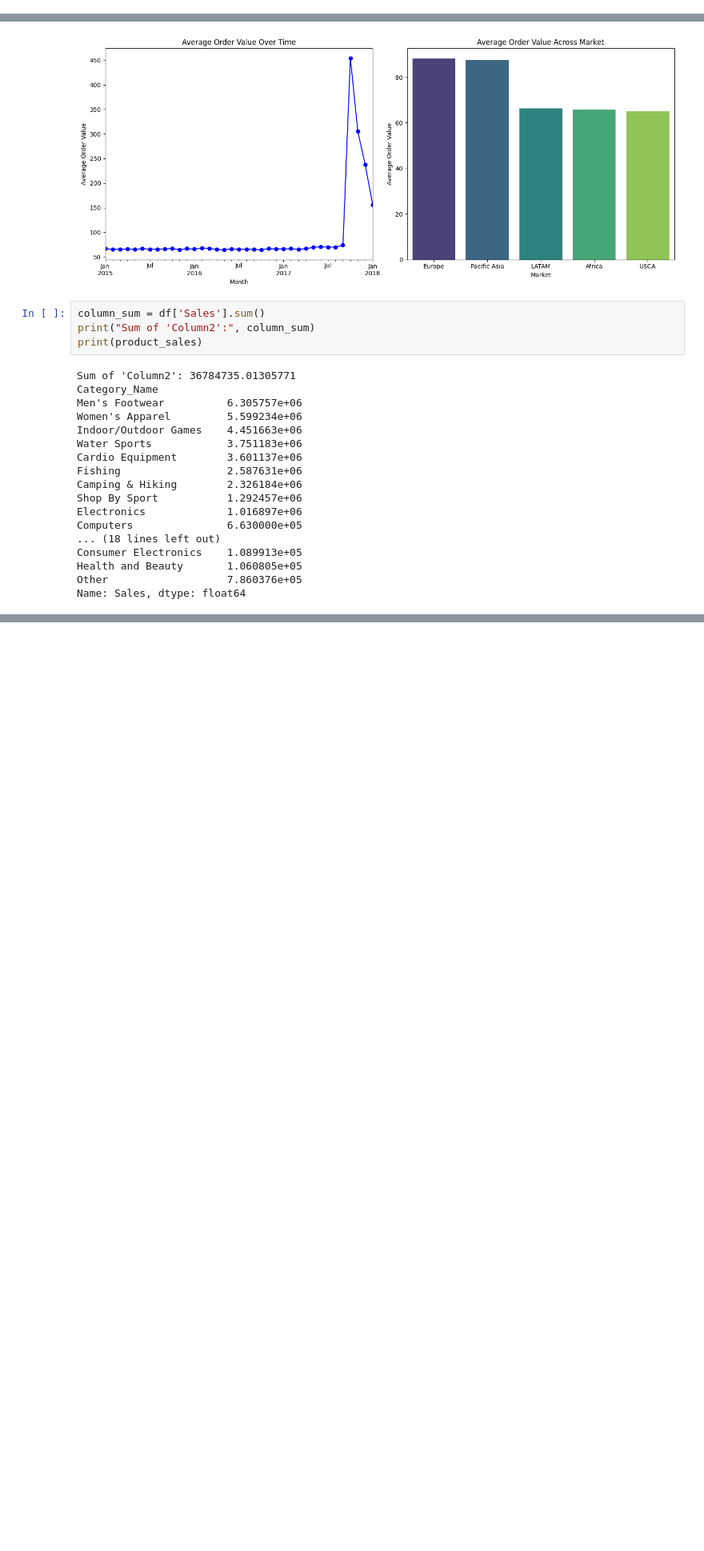
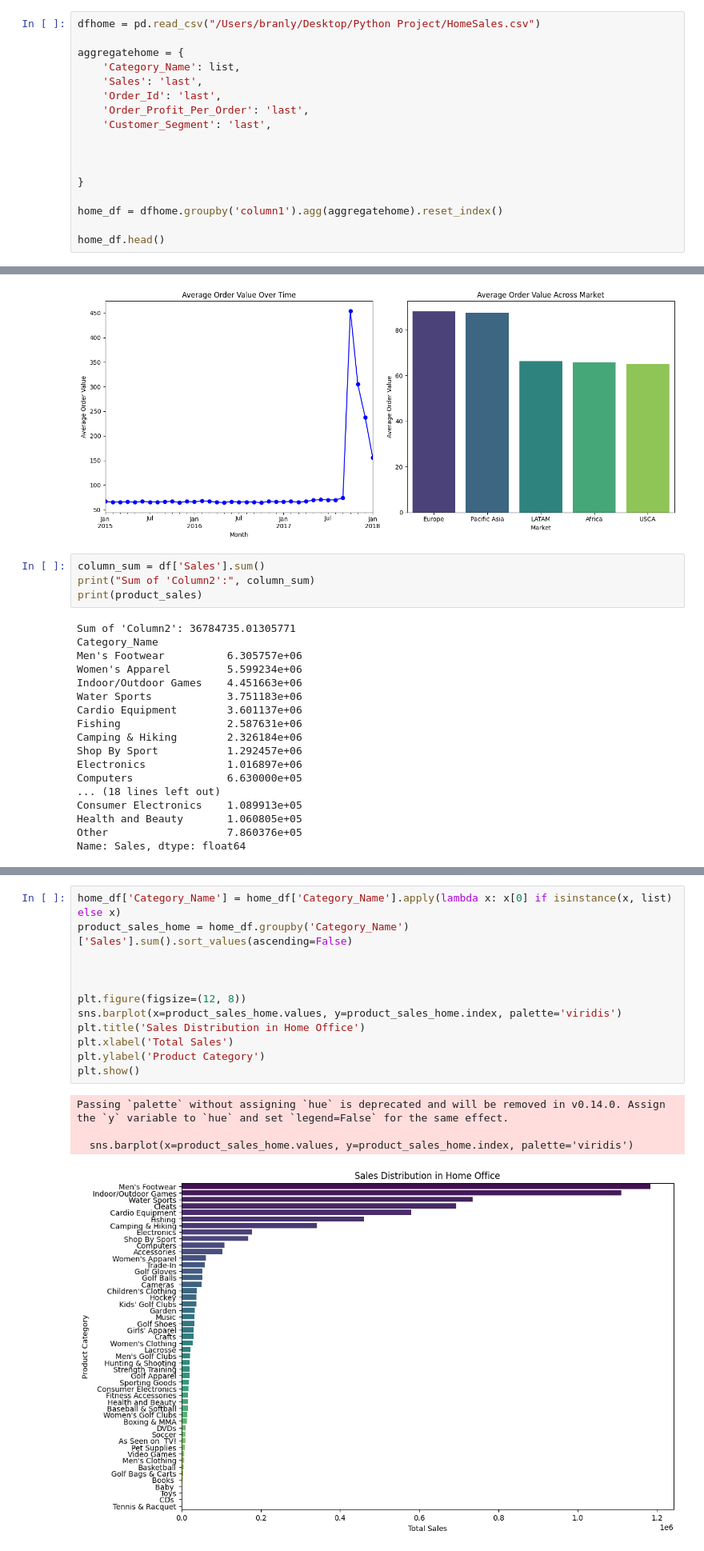
Before and after one commit to CCNY-Analytics-and-Quant/Branly_BAF23, a Jupyter notebook: Final Project.ipynb, the cells around one changed output, grey strips where cells are left out. Shown at 80% size. Cells and saved outputs as stored; diff of their text form; blank space fills up the shorter version.

```diff
--- a/Final Project.ipynb
+++ b/Final Project.ipynb
@@ -29,3 +29,20 @@ grouped_df.head()
 | 2 | 2 | [Sporting Goods] | 327.75 | 75938 | -247.779999 | Consumer |
 | 3 | 3 | [Sporting Goods] | 327.75 | 75937 | 22.860001 | Home Office |
 | 4 | 4 | [Sporting Goods] | 327.75 | 75936 | 134.210007 | Corporate |
+# %%
+dfhome = pd.read_csv("/Users/branly/Desktop/Python Project/HomeSales.csv")
+
+aggregatehome = {
+    'Category_Name': list,
+    'Sales': 'last',
+    'Order_Id': 'last',
+    'Order_Profit_Per_Order': 'last',
+    'Customer_Segment': 'last',
+
+
+
+}
+
+home_df = dfhome.groupby('column1').agg(aggregatehome).reset_index()
+
+home_df.head()
@@ -324,0 +346,17 @@ Name: Sales, dtype: float64
+# %%
+home_df['Category_Name'] = home_df['Category_Name'].apply(lambda x: x[0] if isinstance(x, list) else x)
+product_sales_home = home_df.groupby('Category_Name')['Sales'].sum().sort_values(ascending=False)
+
+
+
+plt.figure(figsize=(12, 8))
+sns.barplot(x=product_sales_home.values, y=product_sales_home.index, palette='viridis')
+plt.title('Sales Distribution in Home Office')
+plt.xlabel('Total Sales')
+plt.ylabel('Product Category')
+plt.show()
+# %% [output]
+Passing `palette` without assigning `hue` is deprecated and will be removed in v0.14.0. Assign the `y` variable to `hue` and set `legend=False` for the same effect.
+
+  sns.barplot(x=product_sales_home.values, y=product_sales_home.index, palette='viridis')
+[figure, added]
```
Also changed, not shown: parts of 5 cells of this notebook.
